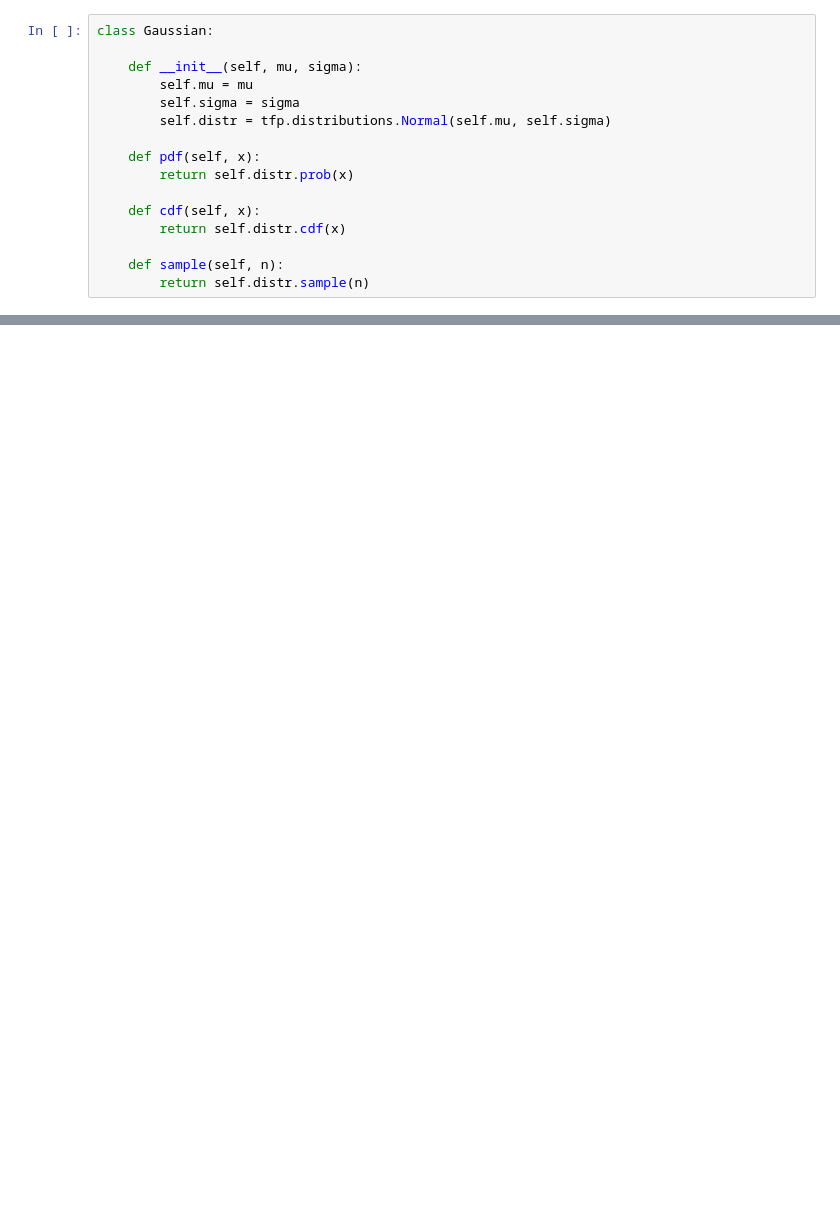
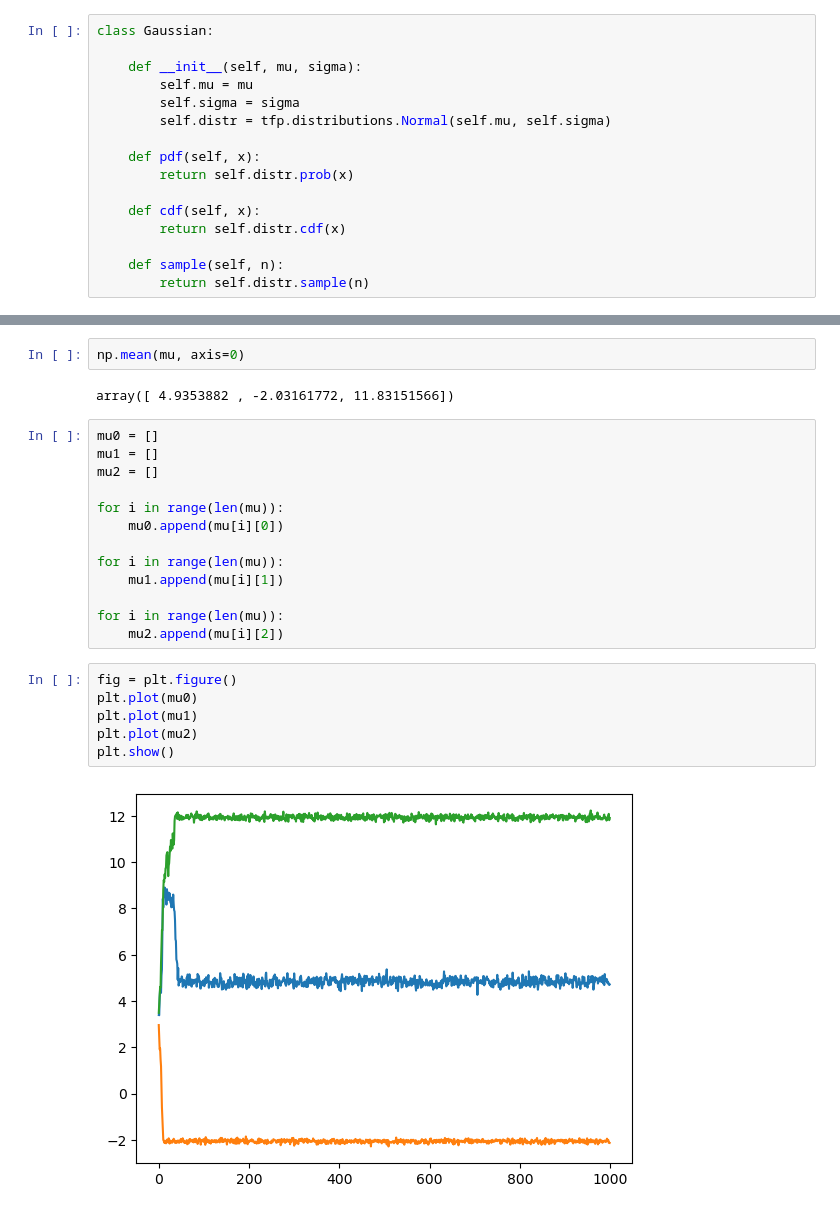
Before and after one commit to geonove/Bayesian-Project, a Jupyter notebook: Univariate_Gibbs_GMM.ipynb, the cells around one changed output, grey strips where cells are left out. Saved outputs shown, nothing was run; the diff lists cells and outputs as text; blank space fills up the shorter version.

```diff
--- a/Univariate_Gibbs_GMM.ipynb
+++ b/Univariate_Gibbs_GMM.ipynb
@@ -171,0 +186,25 @@ for h in range(3):
+# %%
+np.mean(mu, axis=0)
+# %% [output]
+array([ 4.9353882 , -2.03161772, 11.83151566])
+# %%
+mu0 = []
+mu1 = []
+mu2 = []
+
+for i in range(len(mu)):
+    mu0.append(mu[i][0])
+
+for i in range(len(mu)):
+    mu1.append(mu[i][1])
+
+for i in range(len(mu)):
+    mu2.append(mu[i][2])
+# %%
+fig = plt.figure()
+plt.plot(mu0)
+plt.plot(mu1)
+plt.plot(mu2)
+plt.show()
+# %% [output]
+[figure, added]
```
Also changed, not shown: parts of 11 cells of this notebook.
